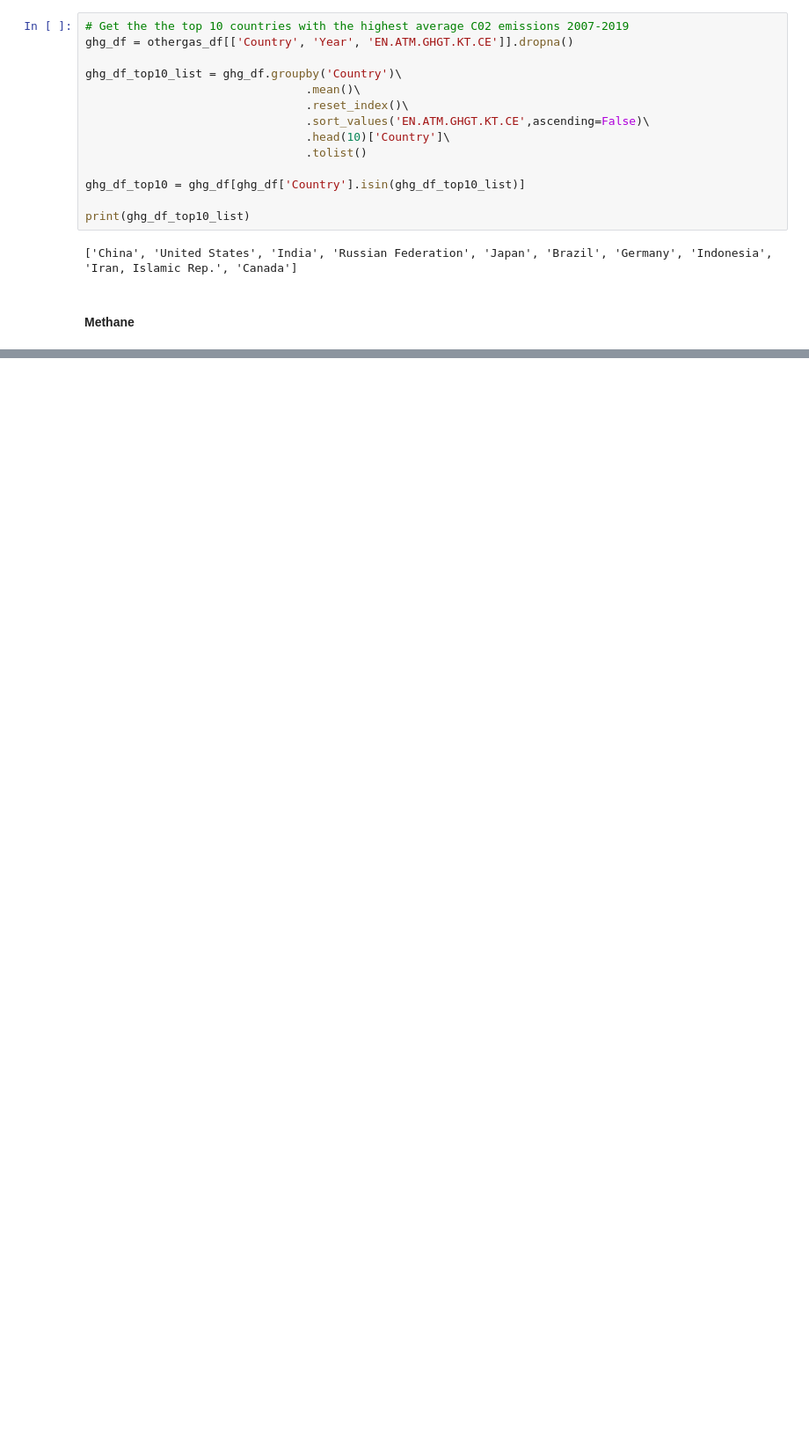
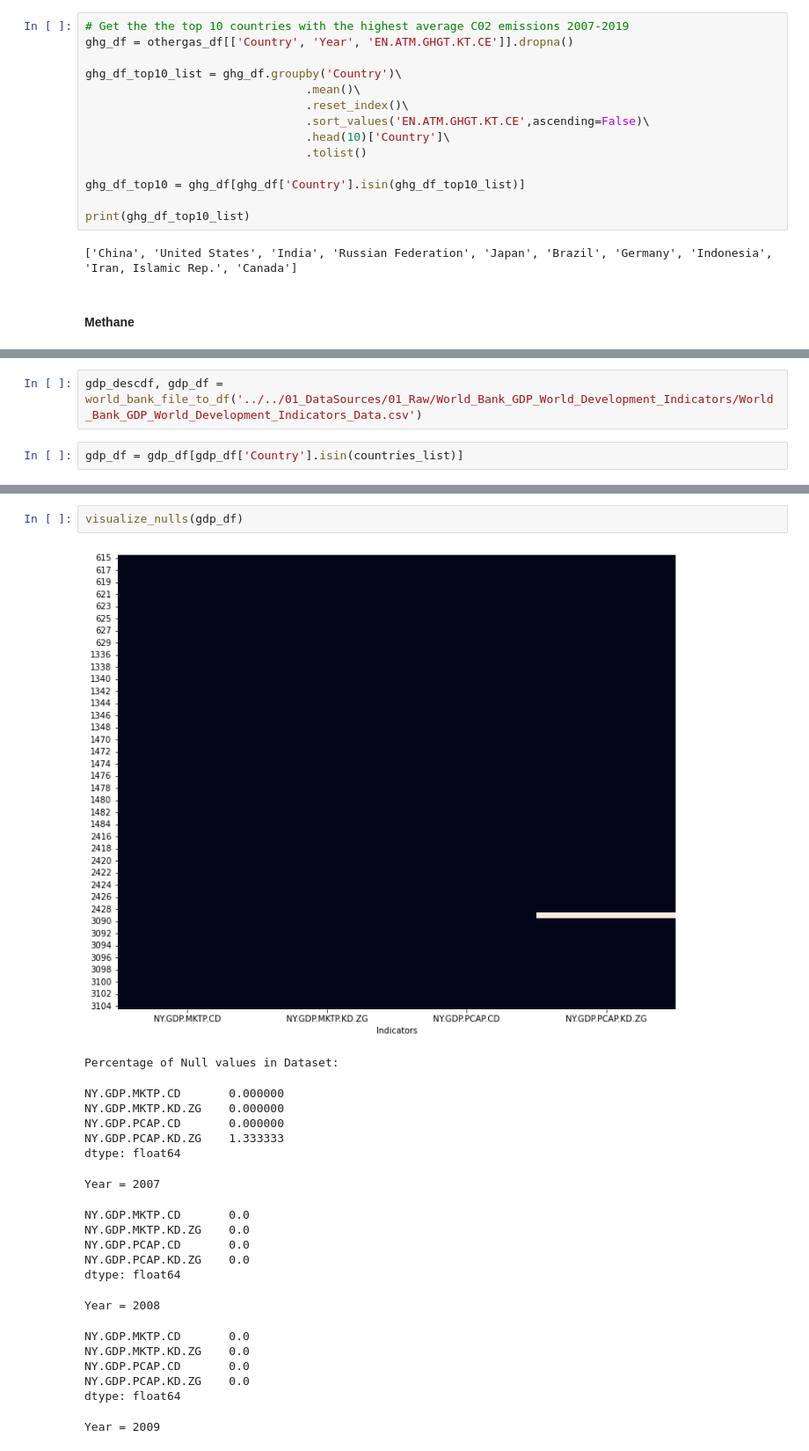
Before and after one commit to jords-santiago/humans_are_pollutants, a Jupyter notebook: 02_SourceCodes/01_Python_JupyterNotebook/01_EDA_World_Bank_Devt_vs_Environment.ipynb, the cells around one changed output, grey strips where cells are left out. Shown at 88% size. Drawn from its saved outputs; the diff is of its cells as text; blank space fills up the shorter version.

```diff
--- a/02_SourceCodes/01_Python_JupyterNotebook/01_EDA_World_Bank_Devt_vs_Environment.ipynb
+++ b/02_SourceCodes/01_Python_JupyterNotebook/01_EDA_World_Bank_Devt_vs_Environment.ipynb
@@ -501,0 +488,4 @@ Text(0.5, 0.98, 'Access to clean fuels and technology for Cooking')
+# %%
+gdp_descdf, gdp_df = world_bank_file_to_df('../../01_DataSources/01_Raw/World_Bank_GDP_World_Development_Indicators/World_Bank_GDP_World_Development_Indicators_Data.csv')
+# %%
+gdp_df = gdp_df[gdp_df['Country'].isin(countries_list)]
@@ -501,0 +500,23 @@ Text(0.5, 0.98, 'Access to clean fuels and technology for Cooking')
+# %%
+visualize_nulls(gdp_df)
+# %% [output]
+[figure, added]
+Percentage of Null values in Dataset:
+NY.GDP.MKTP.CD       0.000000
+NY.GDP.MKTP.KD.ZG    0.000000
+NY.GDP.PCAP.CD       0.000000
+NY.GDP.PCAP.KD.ZG    1.333333
+dtype: float64
+Year = 2007
+NY.GDP.MKTP.CD       0.0
+NY.GDP.MKTP.KD.ZG    0.0
+NY.GDP.PCAP.CD       0.0
+NY.GDP.PCAP.KD.ZG    0.0
+dtype: float64
+Year = 2008
+NY.GDP.MKTP.CD       0.0
+NY.GDP.MKTP.KD.ZG    0.0
+NY.GDP.PCAP.CD       0.0
+NY.GDP.PCAP.KD.ZG    0.0
+dtype: float64
+Year = 2009
```
Also changed, not shown: parts of 48 cells of this notebook.
